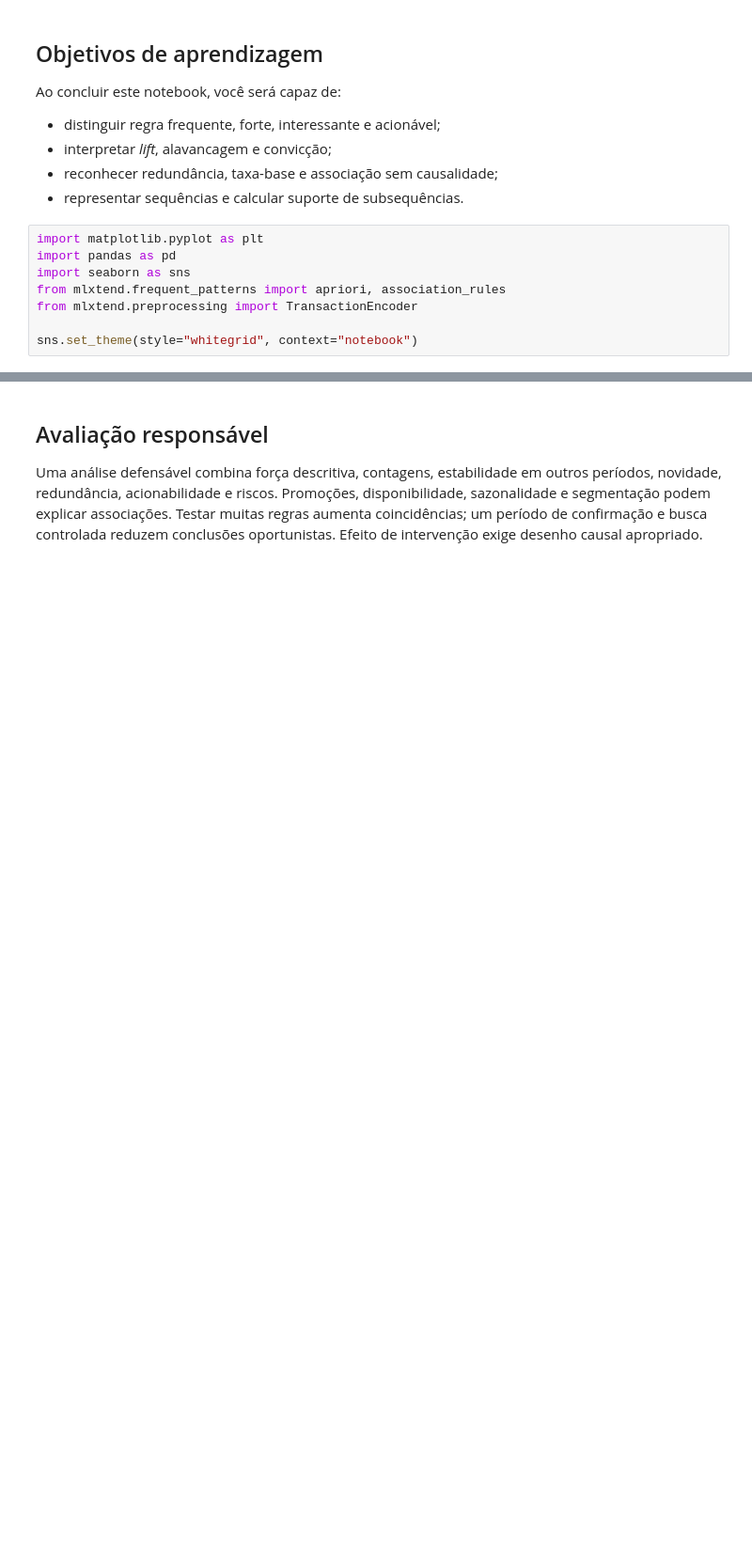
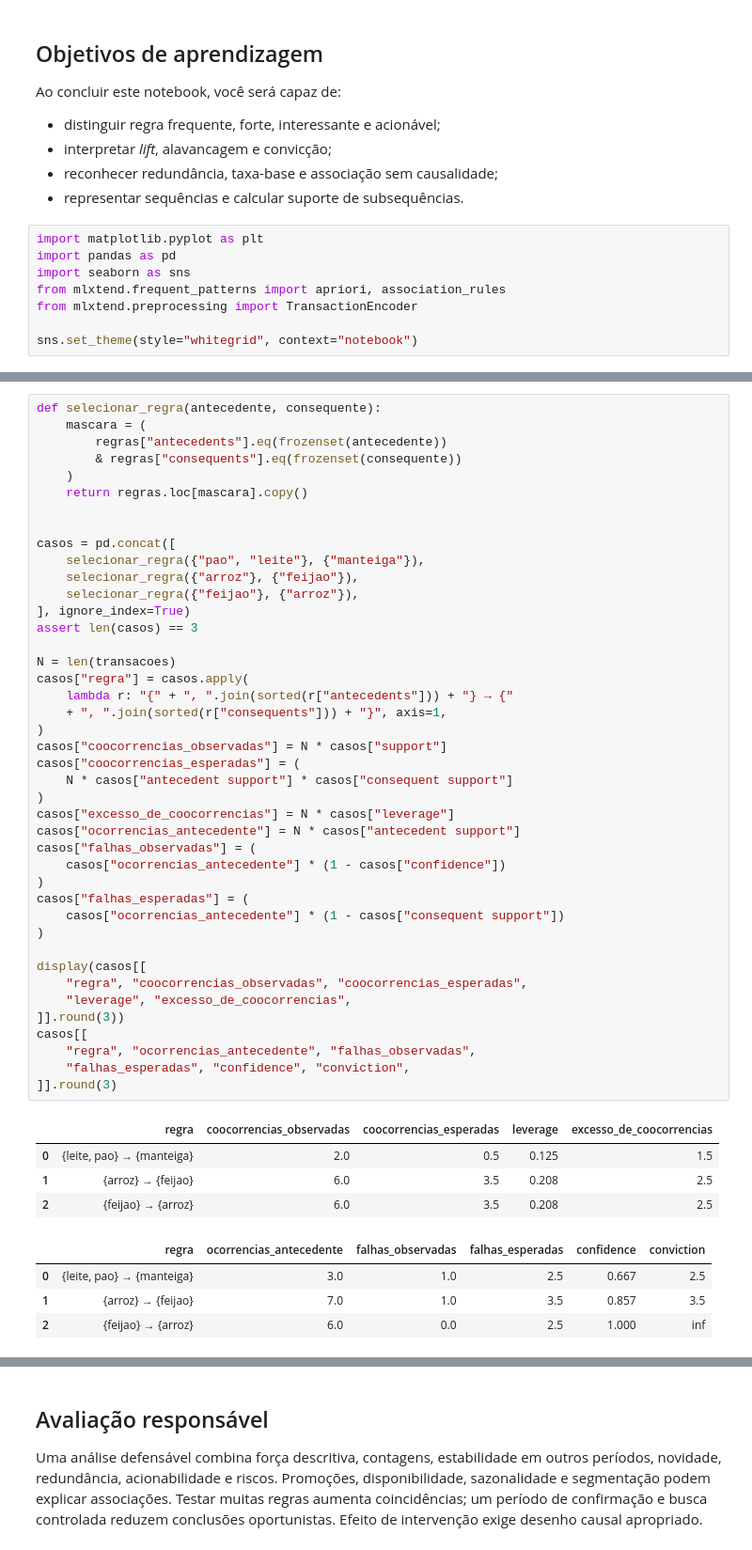
Before and after one commit to lalvim/DataMining, a Jupyter notebook: notebooks/unidade_04/04_03_avaliacao_e_padroes_sequenciais.ipynb, the cells around one changed output, grey strips where cells are left out. Shown at 94% size. Drawn from its saved outputs; the diff is of its cells as text; blank space fills up the shorter version.

```diff
--- a/notebooks/unidade_04/04_03_avaliacao_e_padroes_sequenciais.ipynb
+++ b/notebooks/unidade_04/04_03_avaliacao_e_padroes_sequenciais.ipynb
@@ -65,0 +142,51 @@ regras[colunas].sort_values(["lift", "support"], ascending=False).head(12).round
+# %%
+def selecionar_regra(antecedente, consequente):
+    mascara = (
+        regras["antecedents"].eq(frozenset(antecedente))
+        & regras["consequents"].eq(frozenset(consequente))
+    )
+    return regras.loc[mascara].copy()
+
+
+casos = pd.concat([
+    selecionar_regra({"pao", "leite"}, {"manteiga"}),
+    selecionar_regra({"arroz"}, {"feijao"}),
+    selecionar_regra({"feijao"}, {"arroz"}),
+], ignore_index=True)
+assert len(casos) == 3
+
+N = len(transacoes)
+casos["regra"] = casos.apply(
+    lambda r: "{" + ", ".join(sorted(r["antecedents"])) + "} → {"
+    + ", ".join(sorted(r["consequents"])) + "}", axis=1,
+)
+casos["coocorrencias_observadas"] = N * casos["support"]
+casos["coocorrencias_esperadas"] = (
+    N * casos["antecedent support"] * casos["consequent support"]
+)
+casos["excesso_de_coocorrencias"] = N * casos["leverage"]
+casos["ocorrencias_antecedente"] = N * casos["antecedent support"]
+casos["falhas_observadas"] = (
+    casos["ocorrencias_antecedente"] * (1 - casos["confidence"])
+)
+casos["falhas_esperadas"] = (
+    casos["ocorrencias_antecedente"] * (1 - casos["consequent support"])
+)
+
+display(casos[[
+    "regra", "coocorrencias_observadas", "coocorrencias_esperadas",
+    "leverage", "excesso_de_coocorrencias",
+]].round(3))
+casos[[
+    "regra", "ocorrencias_antecedente", "falhas_observadas",
+    "falhas_esperadas", "confidence", "conviction",
+]].round(3)
+# %% [output]
+|  | regra | coocorrencias_observadas | coocorrencias_esperadas | leverage | excesso_de_coocorrencias |
+| 0 | {leite, pao} → {manteiga} | 2.0 | 0.5 | 0.125 | 1.5 |
+| 1 | {arroz} → {feijao} | 6.0 | 3.5 | 0.208 | 2.5 |
+| 2 | {feijao} → {arroz} | 6.0 | 3.5 | 0.208 | 2.5 |
+|  | regra | ocorrencias_antecedente | falhas_observadas | falhas_esperadas | confidence | conviction |
+| 0 | {leite, pao} → {manteiga} | 3.0 | 1.0 | 2.5 | 0.667 | 2.5 |
+| 1 | {arroz} → {feijao} | 7.0 | 1.0 | 3.5 | 0.857 | 3.5 |
+| 2 | {feijao} → {arroz} | 6.0 | 0.0 | 2.5 | 1.000 | inf |
```
Also changed, not shown: parts of 5 cells of this notebook, 3 other files.
